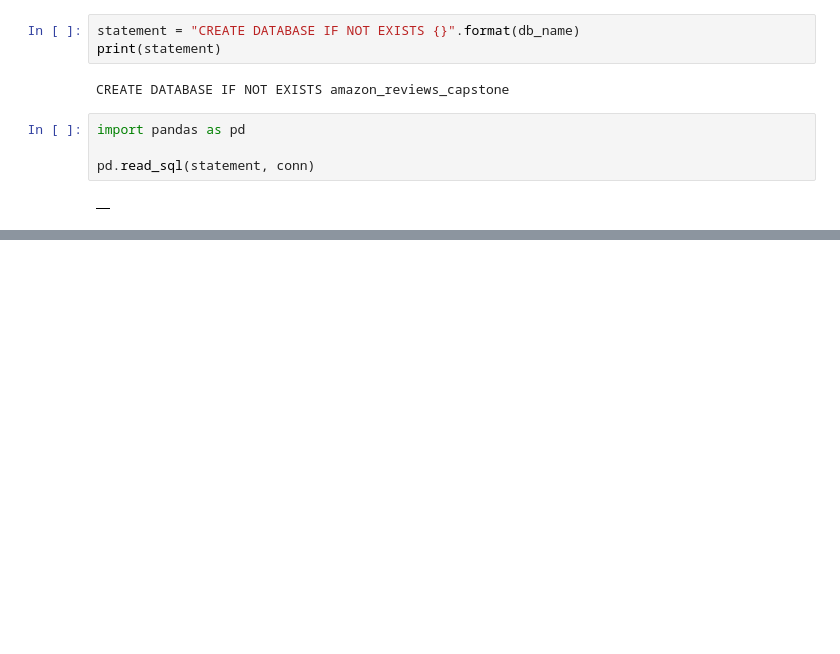
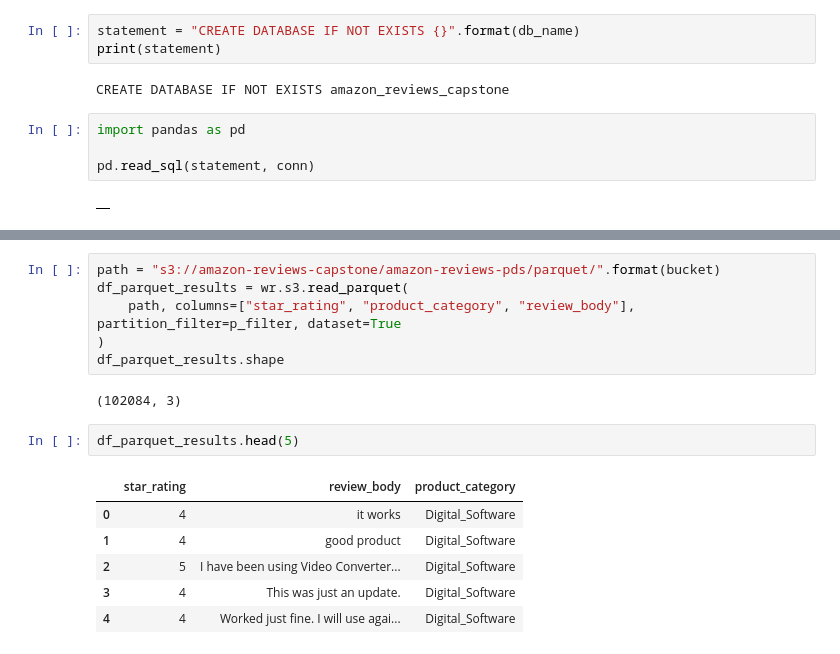
Before and after one commit to IfElseRun/Capstone-Project, a Jupyter notebook: data_insertion.ipynb, the cells around one changed output, grey strips where cells are left out. Cells and saved outputs as stored; diff of their text form; blank space fills up the shorter version.

```diff
--- a/data_insertion.ipynb
+++ b/data_insertion.ipynb
@@ -211,0 +273,17 @@ print(statement)
+# %%
+path = "s3://amazon-reviews-capstone/amazon-reviews-pds/parquet/".format(bucket)
+df_parquet_results = wr.s3.read_parquet(
+    path, columns=["star_rating", "product_category", "review_body"], partition_filter=p_filter, dataset=True
+)
+df_parquet_results.shape
+# %% [output]
+(102084, 3)
+# %%
+df_parquet_results.head(5)
+# %% [output]
+|  | star_rating | review_body | product_category |
+| 0 | 4 | it works | Digital_Software |
+| 1 | 4 | good product | Digital_Software |
+| 2 | 5 | I have been using Video Converter... | Digital_Software |
+| 3 | 4 | This was just an update. | Digital_Software |
+| 4 | 4 | Worked just fine. I will use agai... | Digital_Software |
```
Also changed, not shown: parts of 70 cells of this notebook.
